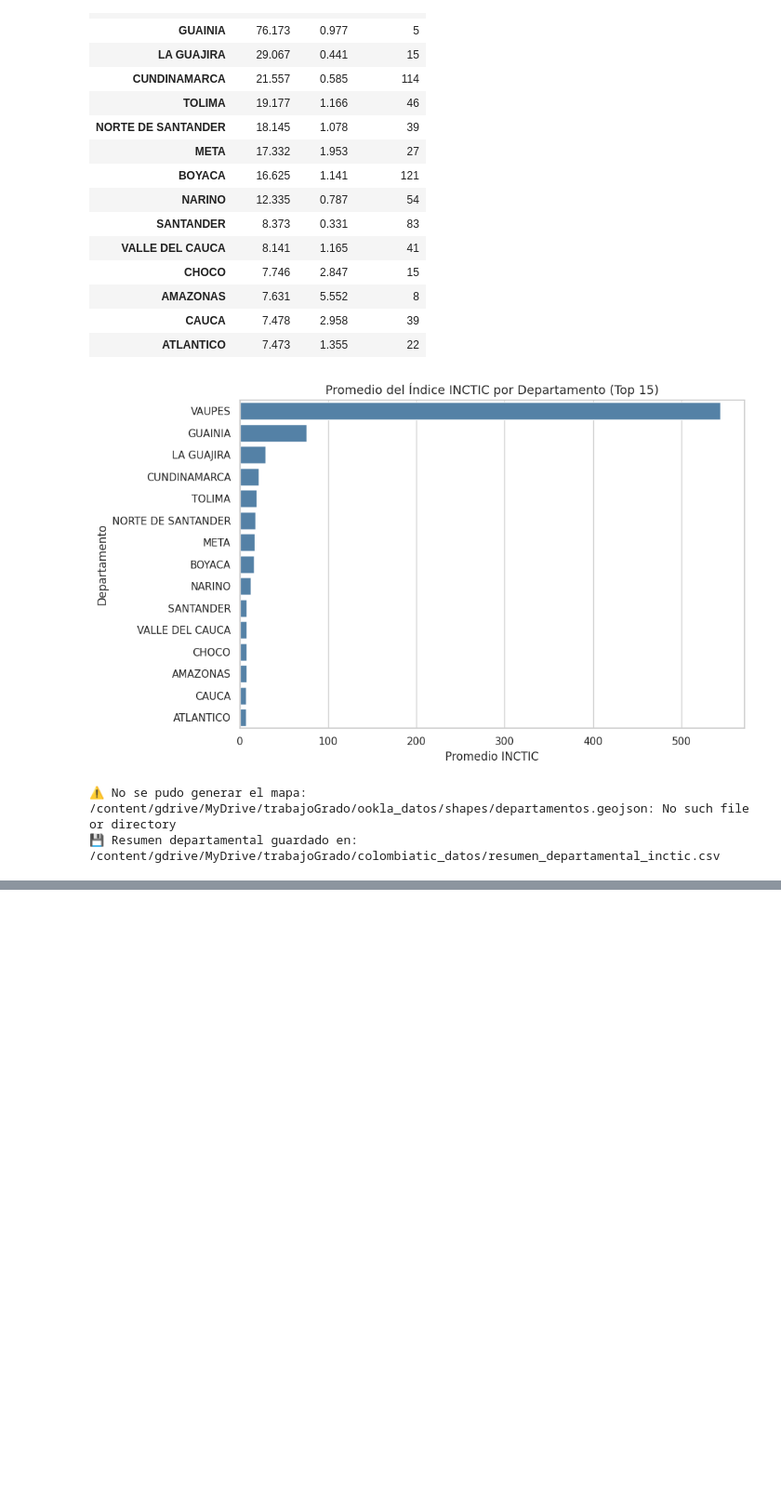
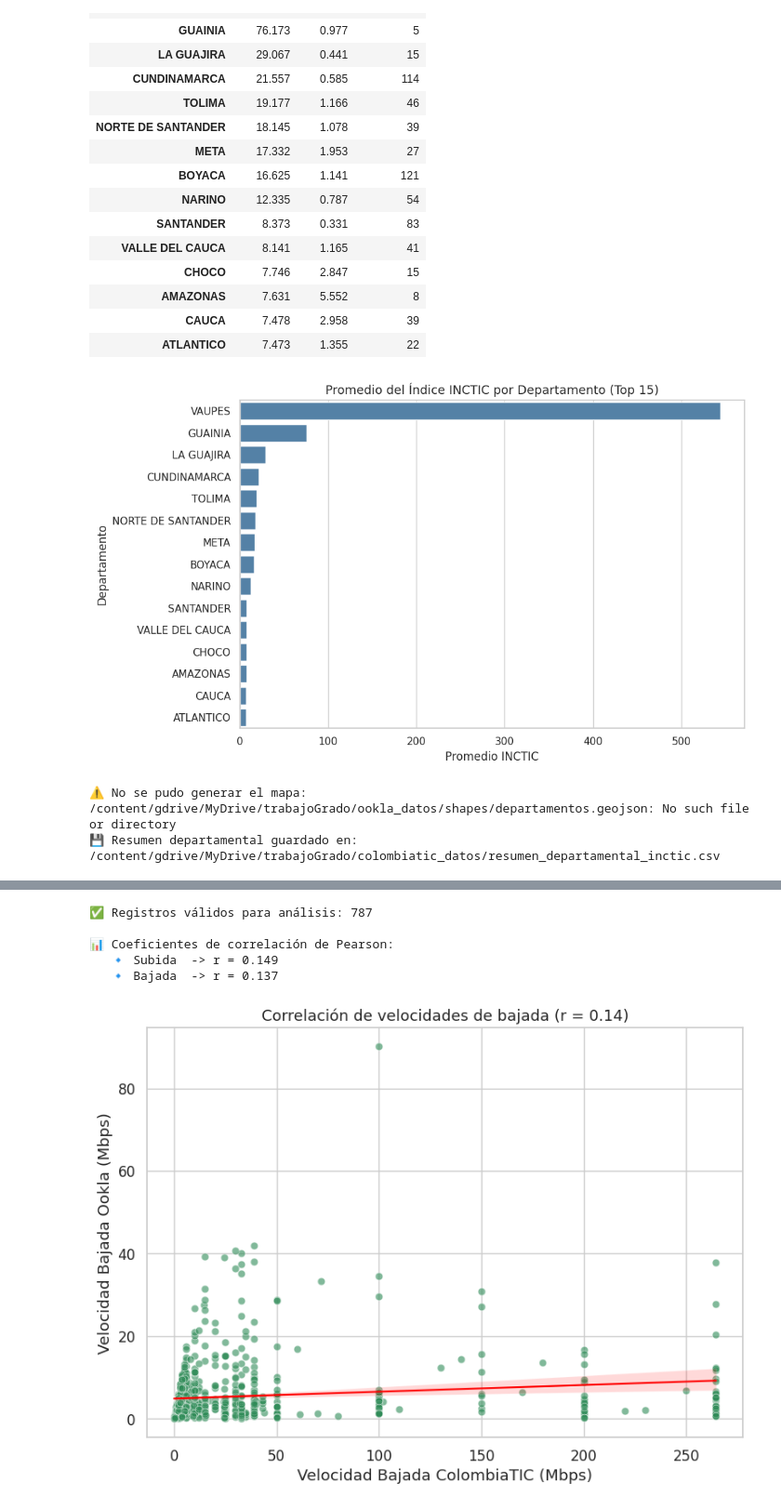
Before and after one commit to josvaldes/trabajoGradoMCD, a Jupyter notebook: 03_cruce_ookla_colombiatic.ipynb, the cells around one changed output, grey strips where cells are left out. Shown at 93% size. Cells and saved outputs as stored; diff of their text form; code cells hidden in the pictures; blank space fills up the shorter version.

```diff
--- a/03_cruce_ookla_colombiatic.ipynb
+++ b/03_cruce_ookla_colombiatic.ipynb
@@ -460,0 +563,80 @@ print(f"💾 Resumen departamental guardado en: {ruta_resumen}")
+# %%
+# ============================================================
+# 📈 4.5. Análisis de correlación entre velocidades Ookla y ColombiaTIC
+# ============================================================
+import pandas as pd
+import seaborn as sns
+import matplotlib.pyplot as plt
+from scipy.stats import pearsonr
+
+# --- Cargar cruce base (ya limpio) ---
+ruta_cruce = "/content/gdrive/MyDrive/trabajoGrado/colombiatic_datos/cruce_tic_ookla_temp.csv"
+df = pd.read_csv(ruta_cruce)
+
+# --- Filtrar outliers extremos (basado en INCTIC <= 3) ---
+df["INCTIC"] = df["vel_bajada_ookla"] / df["vel_bajada_tic"]
+df_filtrado = df[(df["INCTIC"] <= 3) & (df["vel_bajada_tic"] > 0) & (df["vel_bajada_ookla"] > 0)]
+
+print(f"✅ Registros válidos para análisis: {len(df_filtrado):,}")
+
+# --- Calcular correlaciones Pearson ---
+corr_subida, _ = pearsonr(df_filtrado["vel_subida_tic"], df_filtrado["vel_subida_ookla"])
+corr_bajada, _ = pearsonr(df_filtrado["vel_bajada_tic"], df_filtrado["vel_bajada_ookla"])
+
+print("\n📊 Coeficientes de correlación de Pearson:")
+print(f"   🔹 Subida  -> r = {corr_subida:.3f}")
+print(f"   🔹 Bajada  -> r = {corr_bajada:.3f}")
+
+# --- Gráfico: correlación de velocidades de bajada ---
+sns.set(style="whitegrid", font_scale=1.1)
+plt.figure(figsize=(8,6))
+sns.scatterplot(
+    data=df_filtrado.sample(min(1000, len(df_filtrado))),  # muestra si la base es grande
+    x="vel_bajada_tic", y="vel_bajada_ookla",
+    alpha=0.6, s=40, color="#2E8B57"
+)
+sns.regplot(
+    data=df_filtrado,
+    x="vel_bajada_tic", y="vel_bajada_ookla",
+    scatter=False, color="red", line_kws={"linewidth":1.5}
+)
+plt.title(f"Correlación de velocidades de bajada (r = {corr_bajada:.2f})", fontsize=13)
+plt.xlabel("Velocidad Bajada ColombiaTIC (Mbps)")
+plt.ylabel("Velocidad Bajada Ookla (Mbps)")
+plt.tight_layout()
+plt.show()
+
+# --- Gráfico: correlación de velocidades de subida ---
+plt.figure(figsize=(8,6))
+sns.scatterplot(
+    data=df_filtrado.sample(min(1000, len(df_filtrado))),
+    x="vel_subida_tic", y="vel_subida_ookla",
+    alpha=0.6, s=40, color="#4682B4"
+)
+sns.regplot(
+    data=df_filtrado,
+    x="vel_subida_tic", y="vel_subida_ookla",
+    scatter=False, color="red", line_kws={"linewidth":1.5}
+)
+plt.title(f"Correlación de velocidades de subida (r = {corr_subida:.2f})", fontsize=13)
+plt.xlabel("Velocidad Subida ColombiaTIC (Mbps)")
+plt.ylabel("Velocidad Subida Ookla (Mbps)")
+plt.tight_layout()
+plt.show()
+
+# --- Exportar correlaciones ---
+resumen_corr = pd.DataFrame({
+    "Tipo": ["Subida", "Bajada"],
+    "Correlación (r de Pearson)": [round(corr_subida, 3), round(corr_bajada, 3)]
+})
+ruta_corr = "/content/gdrive/MyDrive/trabajoGrado/colombiatic_datos/resumen_correlacion_inctic.csv"
+resumen_corr.to_csv(ruta_corr, index=False)
+print(f"\n💾 Resumen de correlaciones guardado en: {ruta_corr}")
+display(resumen_corr)
+# %% [output]
+✅ Registros válidos para análisis: 787
+
+📊 Coeficientes de correlación de Pearson:
+   🔹 Subida  -> r = 0.149
+   🔹 Bajada  -> r = 0.137
+[figure, added]
```
Also changed, not shown: parts of 5 cells of this notebook.
